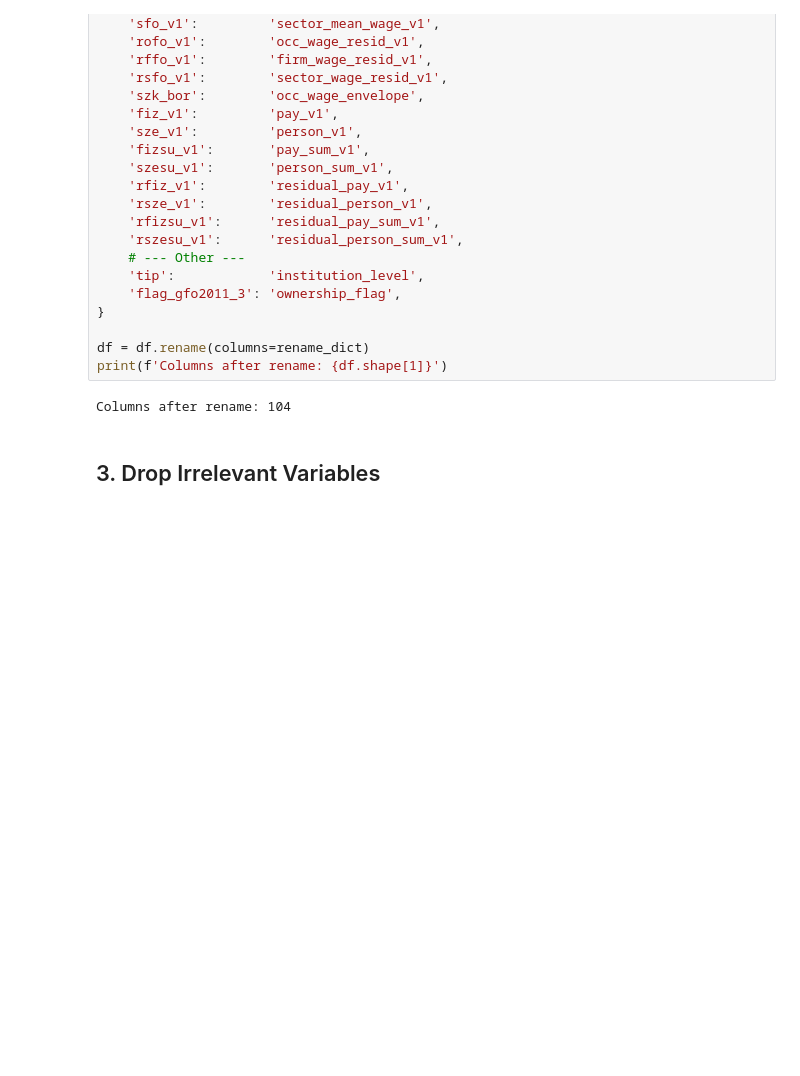
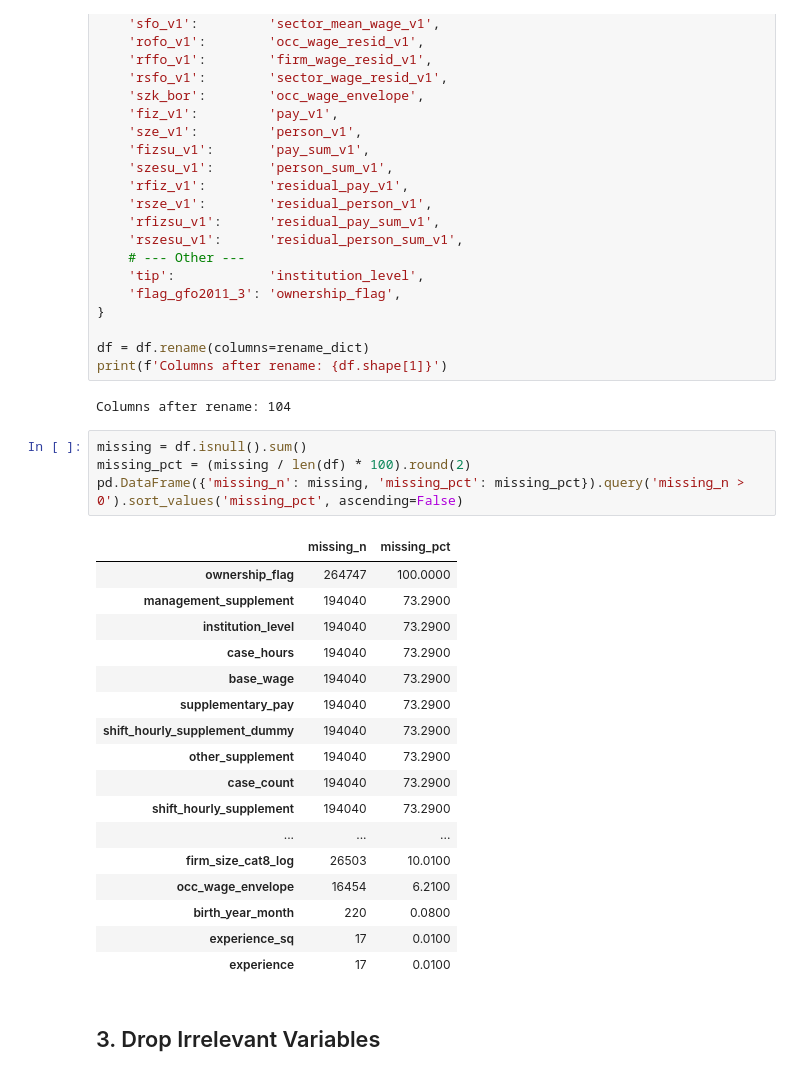
Before and after one commit to oli-maynard-dev/230a_project_files_OM_MS, a Jupyter notebook: code/wage_analysis.ipynb, the cells around one changed output. Drawn from its saved outputs; the diff is of its cells as text; blank space fills up the shorter version.

```diff
--- a/code/wage_analysis.ipynb
+++ b/code/wage_analysis.ipynb
@@ -161,6 +161,28 @@ df = df.rename(columns=rename_dict)
 print(f'Columns after rename: {df.shape[1]}')
 # %% [output]
 Columns after rename: 104
+# %%
+missing = df.isnull().sum()
+missing_pct = (missing / len(df) * 100).round(2)
+pd.DataFrame({'missing_n': missing, 'missing_pct': missing_pct}).query('missing_n > 0').sort_values('missing_pct', ascending=False)
+# %% [output]
+|  | missing_n | missing_pct |
+| ownership_flag | 264747 | 100.0000 |
+| management_supplement | 194040 | 73.2900 |
+| institution_level | 194040 | 73.2900 |
+| case_hours | 194040 | 73.2900 |
+| base_wage | 194040 | 73.2900 |
+| supplementary_pay | 194040 | 73.2900 |
+| shift_hourly_supplement_dummy | 194040 | 73.2900 |
+| other_supplement | 194040 | 73.2900 |
+| case_count | 194040 | 73.2900 |
+| shift_hourly_supplement | 194040 | 73.2900 |
+| ... | ... | ... |
+| firm_size_cat8_log | 26503 | 10.0100 |
+| occ_wage_envelope | 16454 | 6.2100 |
+| birth_year_month | 220 | 0.0800 |
+| experience_sq | 17 | 0.0100 |
+| experience | 17 | 0.0100 |
 # %% [markdown]
 ## 3. Drop Irrelevant Variables
 # %%
```
Also changed, not shown: parts of 34 cells of this notebook, 2 other files.
